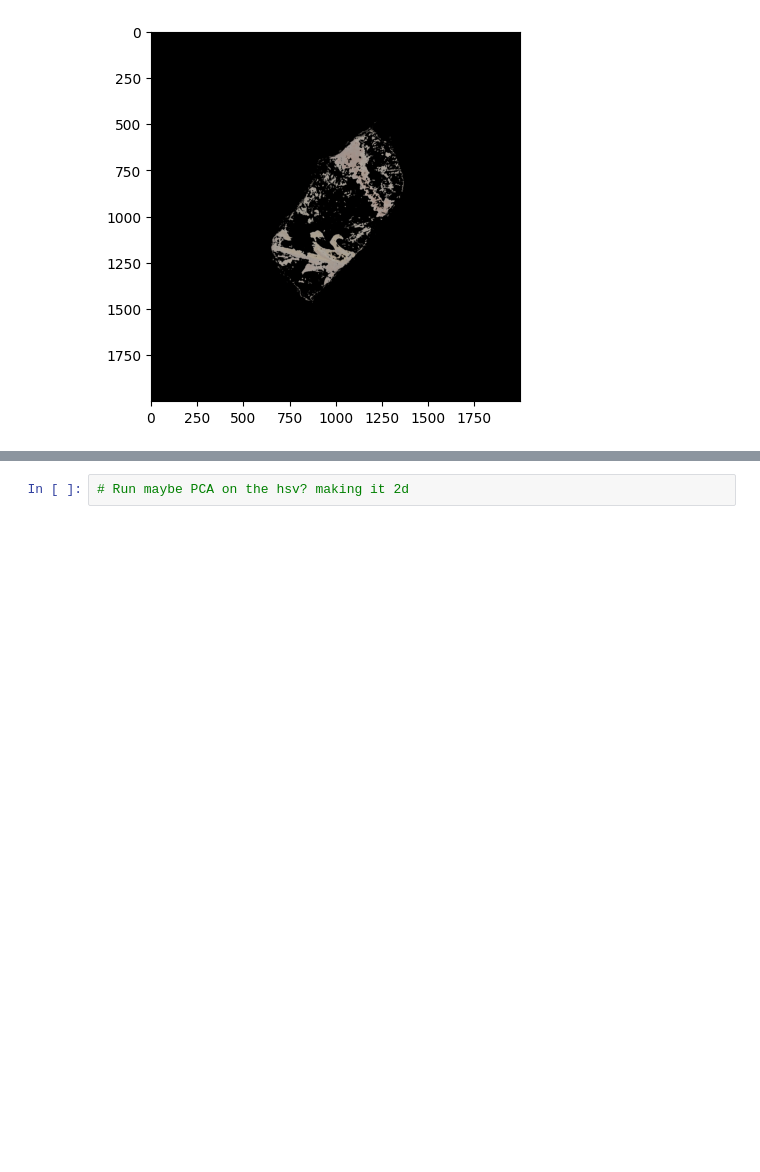
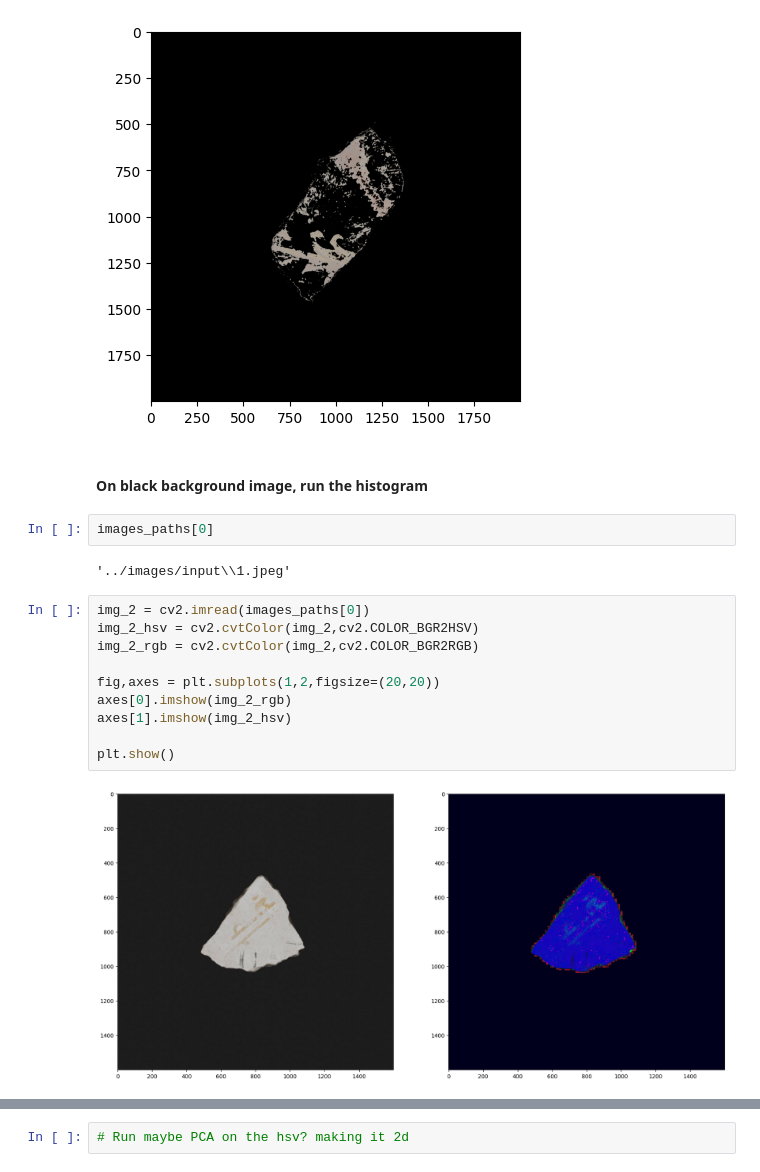
Before and after one commit to yanivohayon8/intact_surface_cleaning, a Jupyter notebook: notebooks/1_poc_hsv_plot.ipynb, the cells around one changed output, grey strips where cells are left out. Drawn from its saved outputs; the diff is of its cells as text; blank space fills up the shorter version.

Commit message:
a purple fragmet plot

```diff
--- a/notebooks/1_poc_hsv_plot.ipynb
+++ b/notebooks/1_poc_hsv_plot.ipynb
@@ -149,3 +151,21 @@ plt.imshow(result)
 # %% [output]
 <matplotlib.image.AxesImage at 0x...>
 [figure]
+# %% [markdown]
+#### On black background image, run the histogram
+# %%
+images_paths[0]
+# %% [output]
+'../images/input\\1.jpeg'
+# %%
+img_2 = cv2.imread(images_paths[0])
+img_2_hsv = cv2.cvtColor(img_2,cv2.COLOR_BGR2HSV)
+img_2_rgb = cv2.cvtColor(img_2,cv2.COLOR_BGR2RGB)
+
+fig,axes = plt.subplots(1,2,figsize=(20,20))
+axes[0].imshow(img_2_rgb)
+axes[1].imshow(img_2_hsv)
+
+plt.show()
+# %% [output]
+[figure, added]
```
Also changed, not shown: parts of 11 cells of this notebook.
